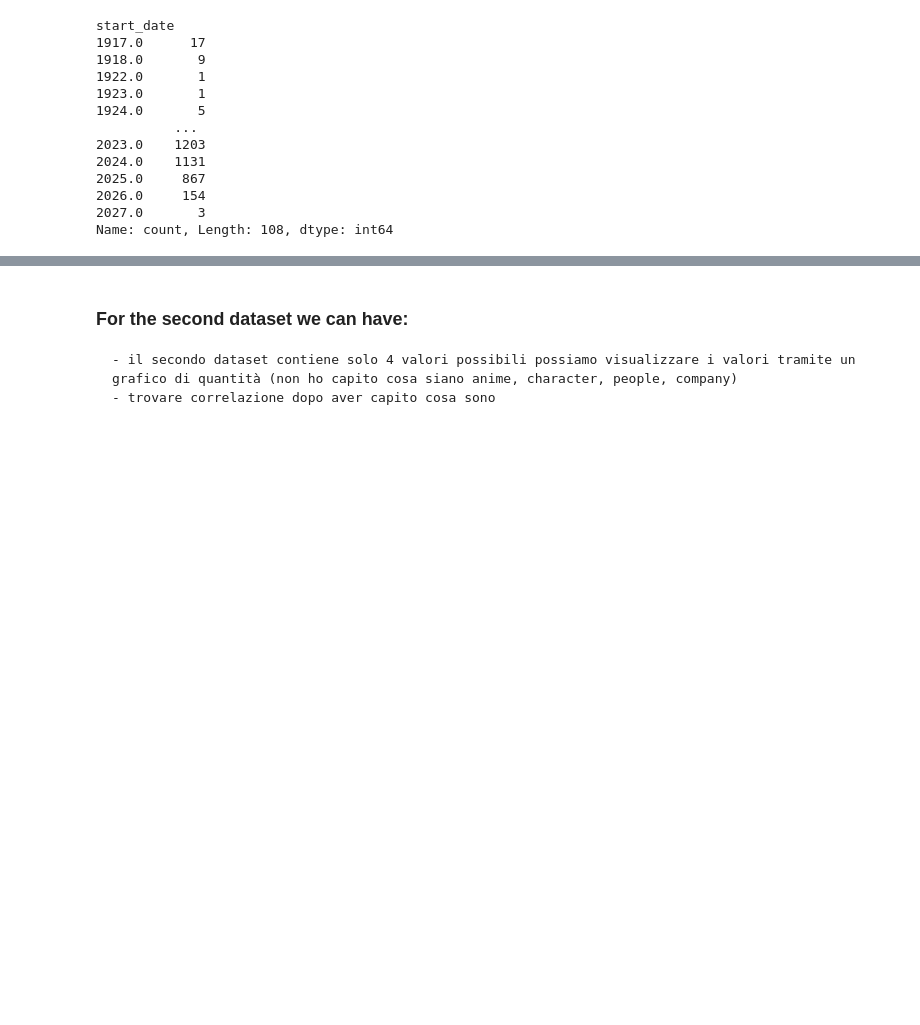
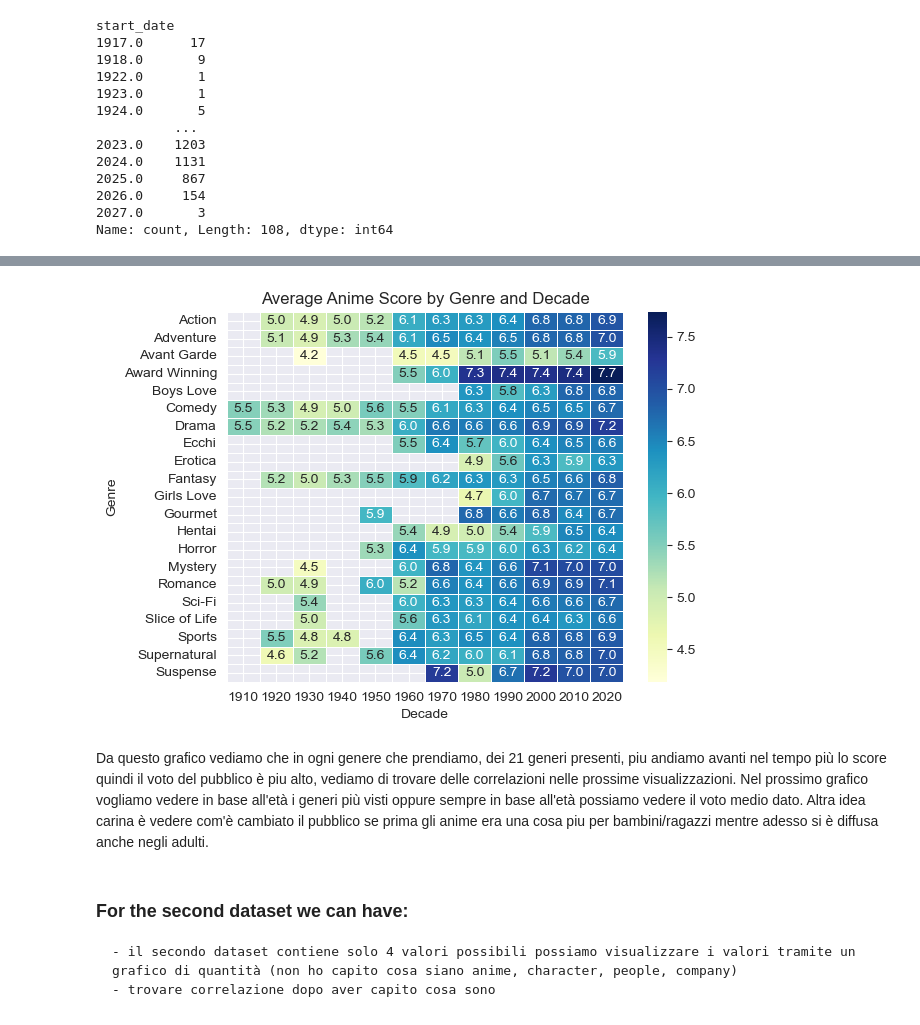
Before and after one commit to denis-budau/HCI-TWEB_2025-26, a Jupyter notebook: solution/data_visualitation.ipynb, the cells around one changed output, grey strips where cells are left out. Saved outputs shown, nothing was run; the diff lists cells and outputs as text; code cells hidden in the pictures; blank space fills up the shorter version.

```diff
--- a/solution/data_visualitation.ipynb
+++ b/solution/data_visualitation.ipynb
@@ -105,3 +163,16 @@ Name: count, Length: 108, dtype: int64
+# %%
+# Pivot table: Index=Genres, Columns=Decade, Values=Mean Score
+heatmap_data = df_vis.pivot_table(index='genres', columns='decade', values='score', aggfunc='mean')
+
+sns.heatmap(heatmap_data, annot=True, fmt=".1f", cmap="YlGnBu", linewidths=.5)
+plt.title("Average Anime Score by Genre and Decade")
+plt.xlabel("Decade")
+plt.ylabel("Genre")
+plt.show()
+# %% [output]
+[figure, added]
+# %% [markdown]
+Da questo grafico vediamo che in ogni genere che prendiamo, dei 21 generi presenti, piu andiamo avanti nel tempo più lo score quindi il voto del pubblico è piu alto, vediamo di trovare delle correlazioni nelle prossime visualizzazioni. Nel prossimo grafico vogliamo vedere in base all'età i generi più visti oppure sempre in base all'età possiamo vedere il voto medio dato. Altra idea carina è vedere com'è cambiato il pubblico se prima gli anime era una cosa piu per bambini/ragazzi mentre adesso si è diffusa anche negli adulti.
 # %% [markdown]
 ### For the second dataset we can have:
     - il secondo dataset contiene solo 4 valori possibili possiamo visualizzare i valori tramite un grafico di quantità (non ho capito cosa siano anime, character, people, company)
```
Also changed, not shown: parts of 13 cells of this notebook, 1 other file.
